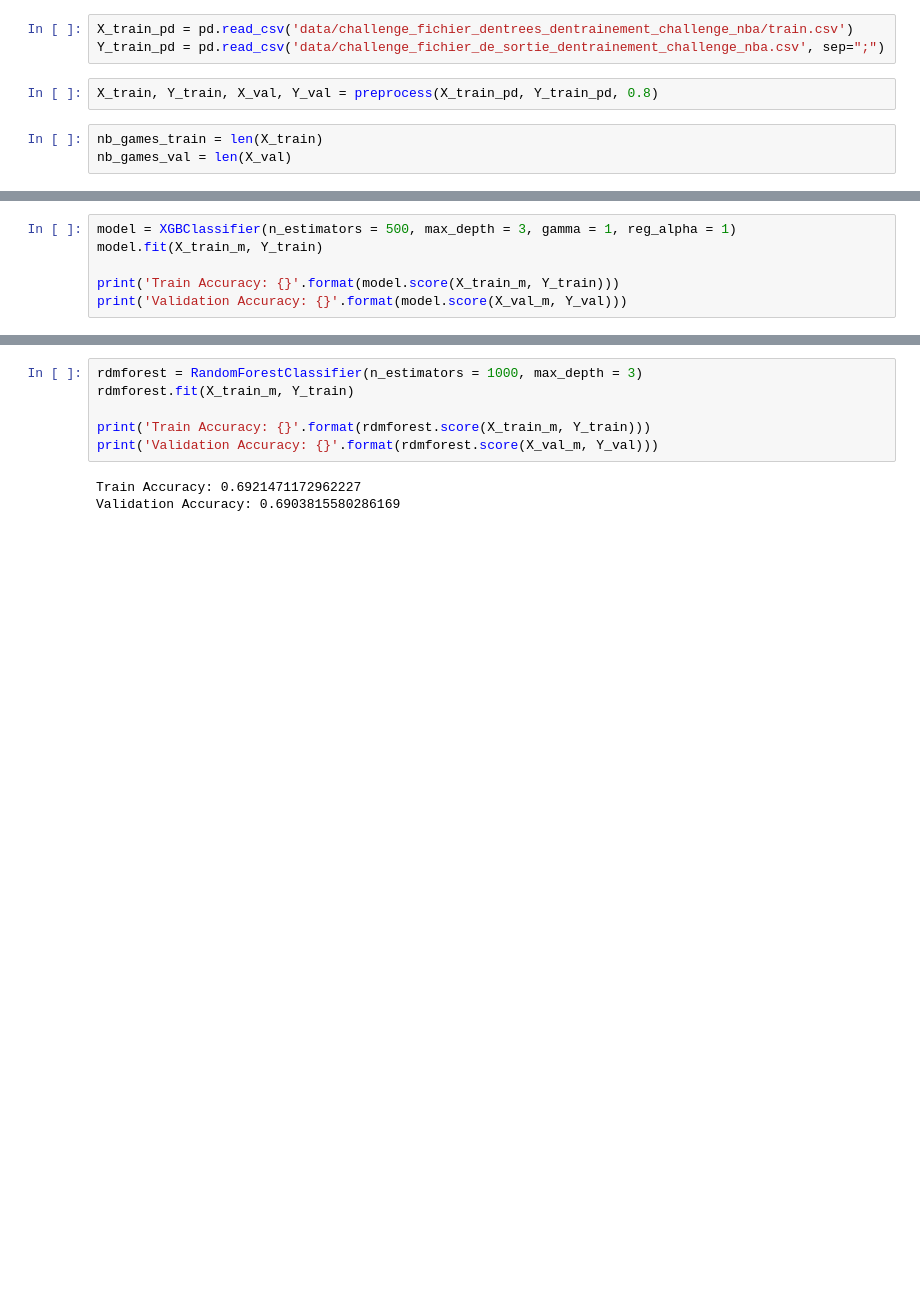
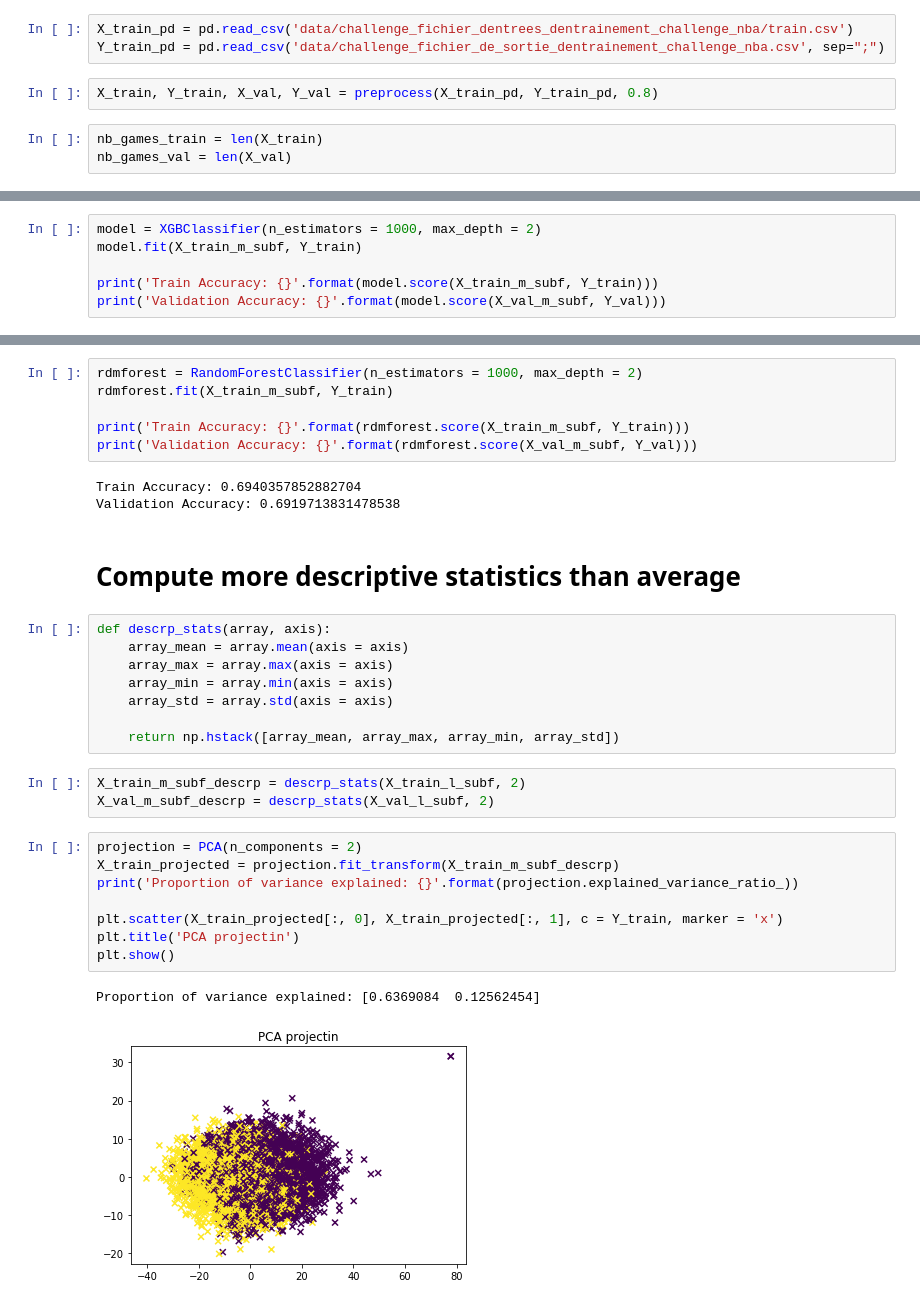
Before and after one commit to VictorSanh/NBA_Challenge, a Jupyter notebook: Hand_crafting_features.ipynb, the cells around one changed output, grey strips where cells are left out. Cells and saved outputs as stored; diff of their text form; blank space fills up the shorter version.

Commit message:
Hand crafted descriptive statistics features

```diff
--- a/Hand_crafting_features.ipynb
+++ b/Hand_crafting_features.ipynb
@@ -31,7 +85,7 @@ X_val_m = X_val_l.mean(axis=2)
 # %%
-model = XGBClassifier(n_estimators = 500, max_depth = 3, gamma = 1, reg_alpha = 1)
-model.fit(X_train_m, Y_train)
+model = XGBClassifier(n_estimators = 1000, max_depth = 2)
+model.fit(X_train_m_subf, Y_train)
 
-print('Train Accuracy: {}'.format(model.score(X_train_m, Y_train)))
-print('Validation Accuracy: {}'.format(model.score(X_val_m, Y_val)))
+print('Train Accuracy: {}'.format(model.score(X_train_m_subf, Y_train)))
+print('Validation Accuracy: {}'.format(model.score(X_val_m_subf, Y_val)))
 # %% [output]
@@ -48,9 +94,33 @@ AttributeError: 'DMatrix' object has no attribute 'handle'
 # %%
-rdmforest = RandomForestClassifier(n_estimators = 1000, max_depth = 3)
-rdmforest.fit(X_train_m, Y_train)
+rdmforest = RandomForestClassifier(n_estimators = 1000, max_depth = 2)
+rdmforest.fit(X_train_m_subf, Y_train)
 
-print('Train Accuracy: {}'.format(rdmforest.score(X_train_m, Y_train)))
-print('Validation Accuracy: {}'.format(rdmforest.score(X_val_m, Y_val)))
+print('Train Accuracy: {}'.format(rdmforest.score(X_train_m_subf, Y_train)))
+print('Validation Accuracy: {}'.format(rdmforest.score(X_val_m_subf, Y_val)))
 # %% [output]
-Train Accuracy: 0.6921471172962227
-Validation Accuracy: 0.6903815580286169
+Train Accuracy: 0.6940357852882704
+Validation Accuracy: 0.6919713831478538
+# %% [markdown]
+# Compute more descriptive statistics than average
+# %%
+def descrp_stats(array, axis):
+    array_mean = array.mean(axis = axis)
+    array_max = array.max(axis = axis)
+    array_min = array.min(axis = axis)
+    array_std = array.std(axis = axis)
+
+    return np.hstack([array_mean, array_max, array_min, array_std])
+# %%
+X_train_m_subf_descrp = descrp_stats(X_train_l_subf, 2)
+X_val_m_subf_descrp = descrp_stats(X_val_l_subf, 2)
+# %%
+projection = PCA(n_components = 2)
+X_train_projected = projection.fit_transform(X_train_m_subf_descrp)
+print('Proportion of variance explained: {}'.format(projection.explained_variance_ratio_))
+
+plt.scatter(X_train_projected[:, 0], X_train_projected[:, 1], c = Y_train, marker = 'x')
+plt.title('PCA projectin')
+plt.show()
+# %% [output]
+Proportion of variance explained: [0.6369084  0.12562454]
+[figure, added]
```
Also changed, not shown: parts of 31 cells of this notebook.
